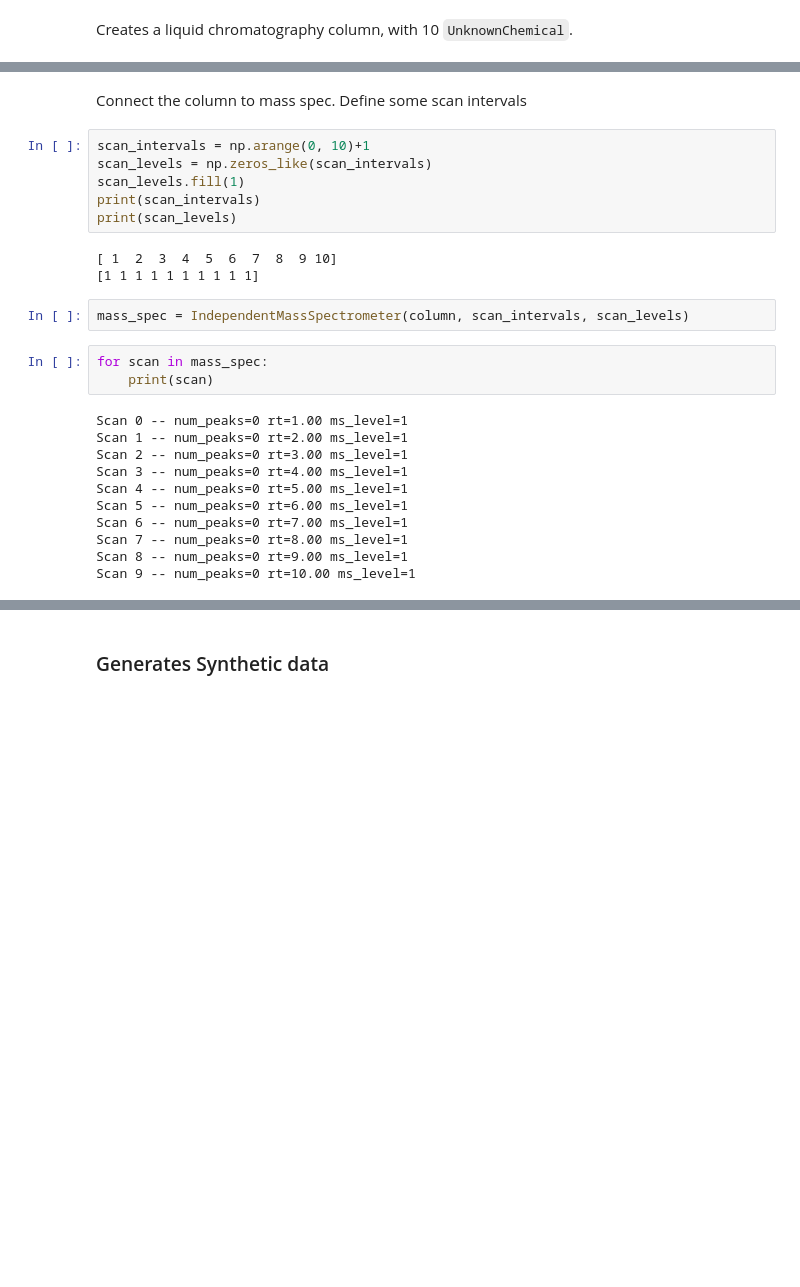
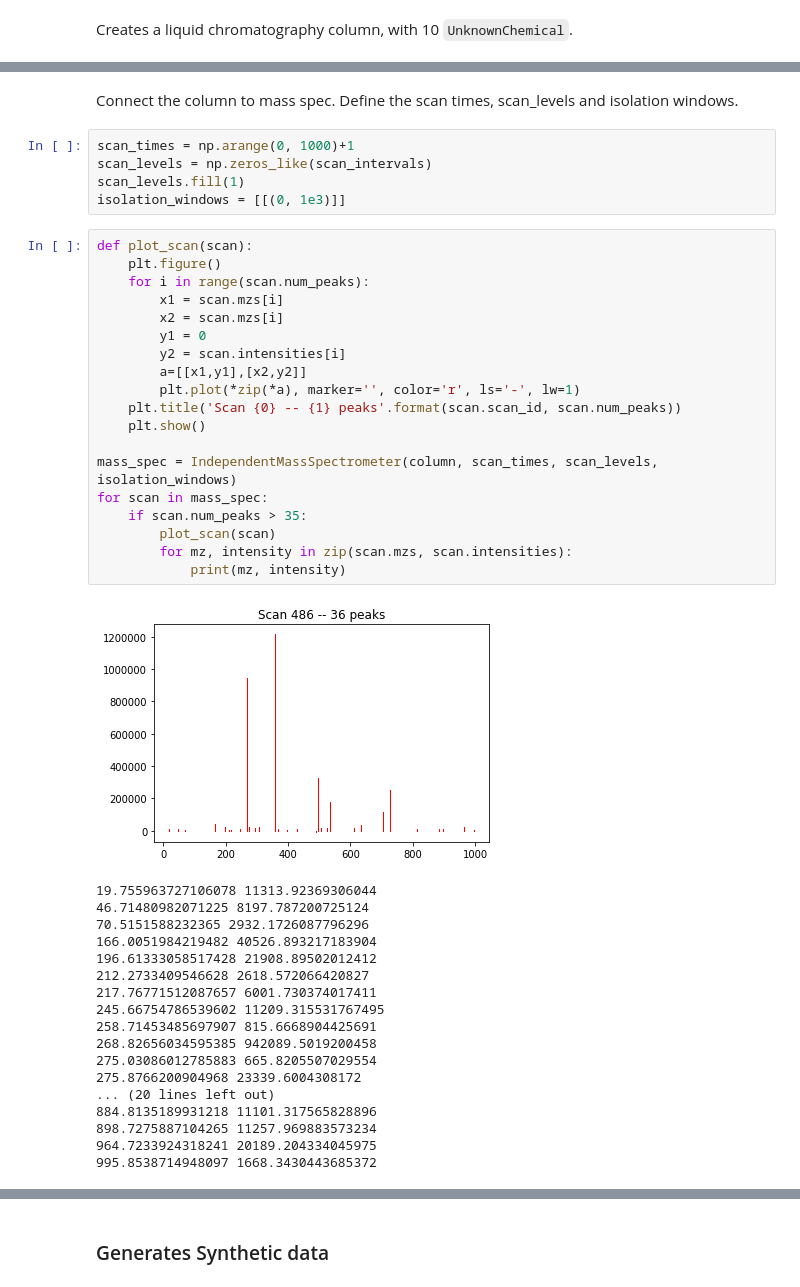
Before and after one commit to sdrogers/clms, a Jupyter notebook: Simulator/notebooks/controller_demo.ipynb, the cells around one changed output, grey strips where cells are left out. Cells and saved outputs as stored; diff of their text form; blank space fills up the shorter version.

Commit message:
The mass spec class now generates scans.

```diff
--- a/Simulator/notebooks/controller_demo.ipynb
+++ b/Simulator/notebooks/controller_demo.ipynb
@@ -77,27 +71,45 @@ UnknownChemical mz=145.0978 rt=520.22 max_intensity=1.00
 # %% [markdown]
-Connect the column to mass spec. Define some scan intervals
+Connect the column to mass spec. Define the scan times, scan_levels and isolation windows.
 # %%
-scan_intervals = np.arange(0, 10)+1
+scan_times = np.arange(0, 1000)+1
 scan_levels = np.zeros_like(scan_intervals)
 scan_levels.fill(1)
-print(scan_intervals)
-print(scan_levels)
+isolation_windows = [[(0, 1e3)]]
-# %% [output]
-[ 1  2  3  4  5  6  7  8  9 10]
-[1 1 1 1 1 1 1 1 1 1]
-# %%
-mass_spec = IndependentMassSpectrometer(column, scan_intervals, scan_levels)
-# %%
-for scan in mass_spec:
-    print(scan)
-# %% [output]
-Scan 0 -- num_peaks=0 rt=1.00 ms_level=1
-Scan 1 -- num_peaks=0 rt=2.00 ms_level=1
-Scan 2 -- num_peaks=0 rt=3.00 ms_level=1
-Scan 3 -- num_peaks=0 rt=4.00 ms_level=1
-Scan 4 -- num_peaks=0 rt=5.00 ms_level=1
-Scan 5 -- num_peaks=0 rt=6.00 ms_level=1
-Scan 6 -- num_peaks=0 rt=7.00 ms_level=1
-Scan 7 -- num_peaks=0 rt=8.00 ms_level=1
-Scan 8 -- num_peaks=0 rt=9.00 ms_level=1
-Scan 9 -- num_peaks=0 rt=10.00 ms_level=1
+# %%
+def plot_scan(scan):
+    plt.figure()
+    for i in range(scan.num_peaks):
+        x1 = scan.mzs[i]
+        x2 = scan.mzs[i]
+        y1 = 0
+        y2 = scan.intensities[i]
+        a=[[x1,y1],[x2,y2]]
+        plt.plot(*zip(*a), marker='', color='r', ls='-', lw=1)
+    plt.title('Scan {0} -- {1} peaks'.format(scan.scan_id, scan.num_peaks))
+    plt.show()
+
+mass_spec = IndependentMassSpectrometer(column, scan_times, scan_levels, isolation_windows)
+for scan in mass_spec:
+    if scan.num_peaks > 35:
+        plot_scan(scan)
+        for mz, intensity in zip(scan.mzs, scan.intensities):
+            print(mz, intensity)
+# %% [output]
+[figure, added]
+19.755963727106078 11313.92369306044
+46.71480982071225 8197.787200725124
+70.5151588232365 2932.1726087796296
+166.0051984219482 40526.893217183904
+196.61333058517428 21908.89502012412
+212.2733409546628 2618.572066420827
+217.76771512087657 6001.730374017411
+245.66754786539602 11209.315531767495
+258.71453485697907 815.6668904425691
+268.82656034595385 942089.5019200458
+275.03086012785883 665.8205507029554
+275.8766200904968 23339.6004308172
+... (20 lines left out)
+884.8135189931218 11101.317565828896
+898.7275887104265 11257.969883573234
+964.7233924318241 20189.204334045975
+995.8538714948097 1668.3430443685372
```
Also changed, not shown: parts of 5 cells of this notebook, 1 other file.
